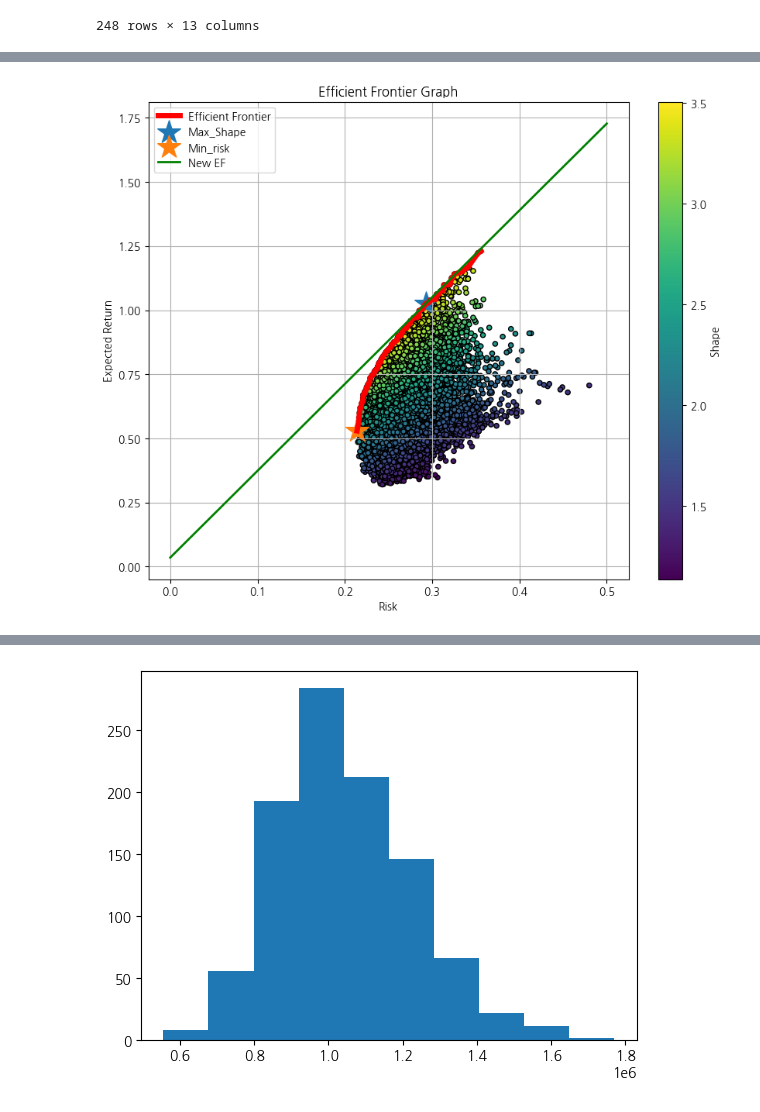
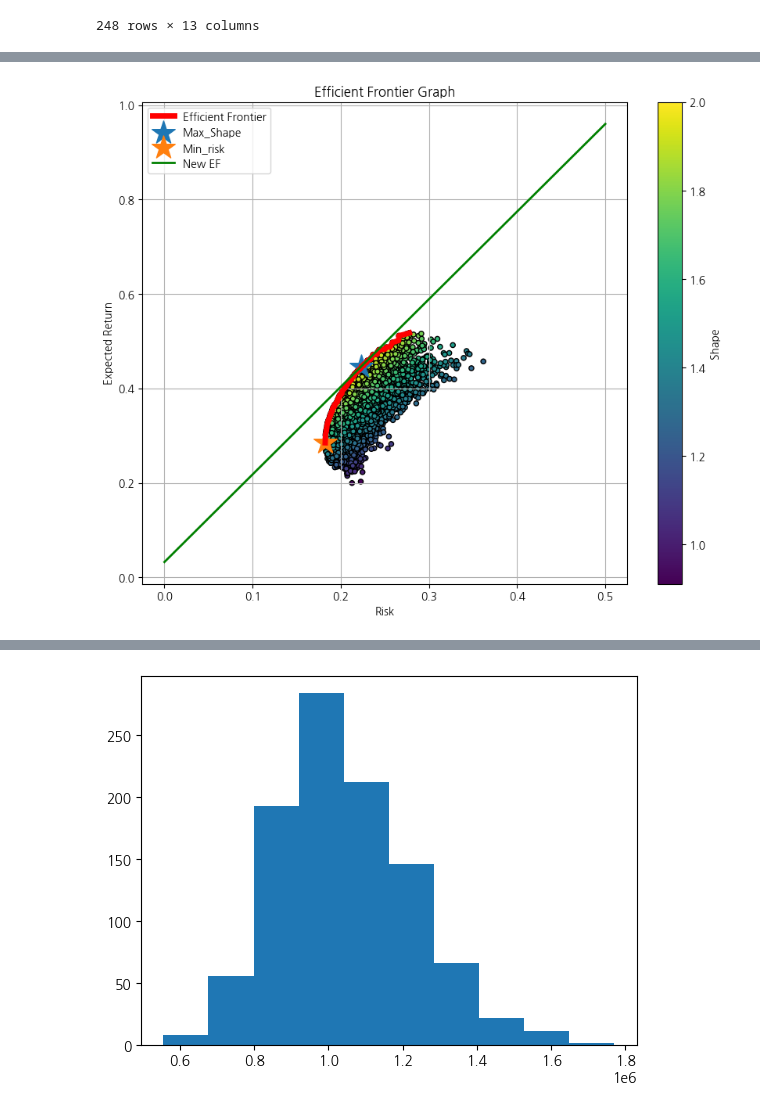
Before and after one commit to DanDanHeeWorld/to_upward, a Jupyter notebook: 포트폴리오구성+monte2.ipynb, the cells around one changed output, grey strips where cells are left out. Drawn from its saved outputs; the diff is of its cells as text; code cells hidden in the pictures.

```diff
--- a/포트폴리오구성+monte2.ipynb
+++ b/포트폴리오구성+monte2.ipynb
@@ -73,3 +92,6 @@ def get_close(data,start,end):
     for n in stocks:
         tmp[n] = stock.get_market_ohlcv(start, end, data[data['Name'] == n]['Code'])['종가']
     return tmp
+# %%
+before_data = get_close(data,start_03,end_03)
+before_data
@@ -94,15 +148,15 @@ tmp
 # %%
-daily_ret = tmp[stocks].pct_change()
-annual_ret = (1+daily_ret.mean())**tmp[stocks].shape[0]-1
+daily_ret = before_data[stocks].pct_change()
+annual_ret = (1+daily_ret.mean())**before_data[stocks].shape[0]-1
 
 daily_cov = daily_ret.cov()
-annual_cov = daily_cov * tmp[stocks].shape[0]
+annual_cov = daily_cov * before_data[stocks].shape[0]
 # %%
 tmp2 = pd.DataFrame((annual_ret-0.02)/daily_ret.std()*np.sqrt(252),columns= ['Shape']).sort_values(by='Shape',ascending=False)
 stocks = list(tmp2.iloc[0:5].index)# 상위 5개 선정
-daily_ret = tmp[stocks].pct_change()
-annual_ret = (1+daily_ret.mean())**tmp[stocks].shape[0]-1
+daily_ret = before_data[stocks].pct_change()
+annual_ret = (1+daily_ret.mean())**before_data[stocks].shape[0]-1
 daily_cov = daily_ret.cov()
-annual_cov = daily_cov * tmp[stocks].shape[0]
+annual_cov = daily_cov * before_data[stocks].shape[0]
 rf = 0.0325
 # 개별 shape 말고 고객에게 제시하는 주식 중 고객이 선택한 주식과 상관계수가 낮은 기업으로 포트폴리오를 구성해주는 것은 어떨까?
@@ -148,7 +270,7 @@ def get_portfolio(stocks,annual_ret,annual_cov):
 # %%
 max_shape,min_risk,tmp2,df = get_portfolio(stocks,annual_ret,annual_cov)
 # %%
-def show_CAPM(df, tmp2, max_shape, min_risk, rf=0.035):
+def show_CAPM(df, tmp2, max_shape, min_risk, rf=0.0325):
     df.plot.scatter(x='Risk', y='Returns', c='Shape', cmap='viridis', edgecolors='k', figsize=(10,8), grid=True)
     plt.plot(tmp2['Risk'], tmp2['Returns'], label='Efficient Frontier', linewidth=5,color='red')
     plt.scatter(max_shape['Risk'], max_shape['Returns'], label='Max_Shape', marker='*',s=500)
@@ -160,9 +282,9 @@ def show_CAPM(df, tmp2, max_shape, min_risk, rf=0.035):
     plt.legend()
     plt.show()
 # %%
-show_CAPM(df,tmp2,max_shape,min_risk,rf=0.035)
+show_CAPM(df,tmp2,max_shape,min_risk,rf=0.0325)
 # %% [output]
-[figure, old version]
+[figure, new version]
 # %%
 def show_portfolio(max_shape):
     import plotly.graph_objects as go
```
Also changed, not shown: parts of 34 cells of this notebook.
